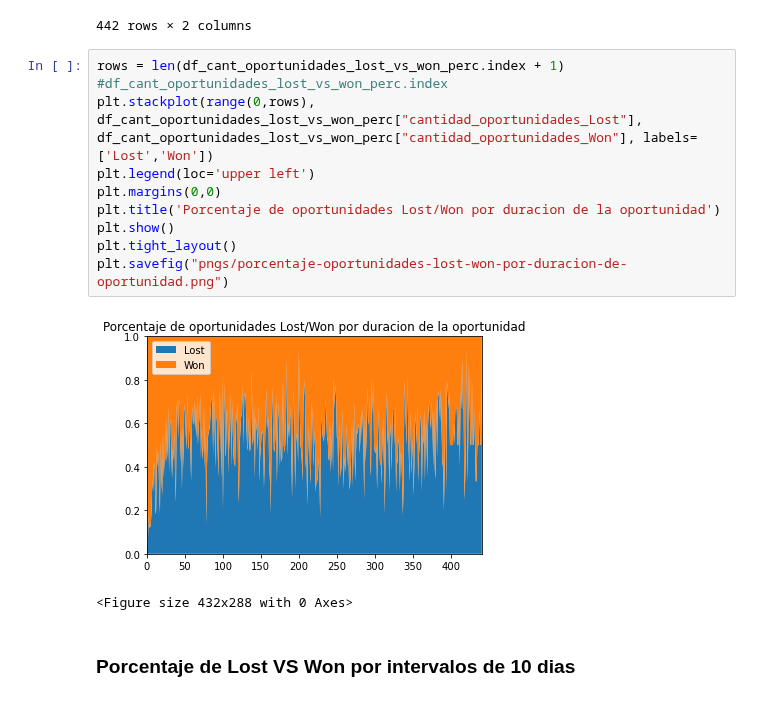
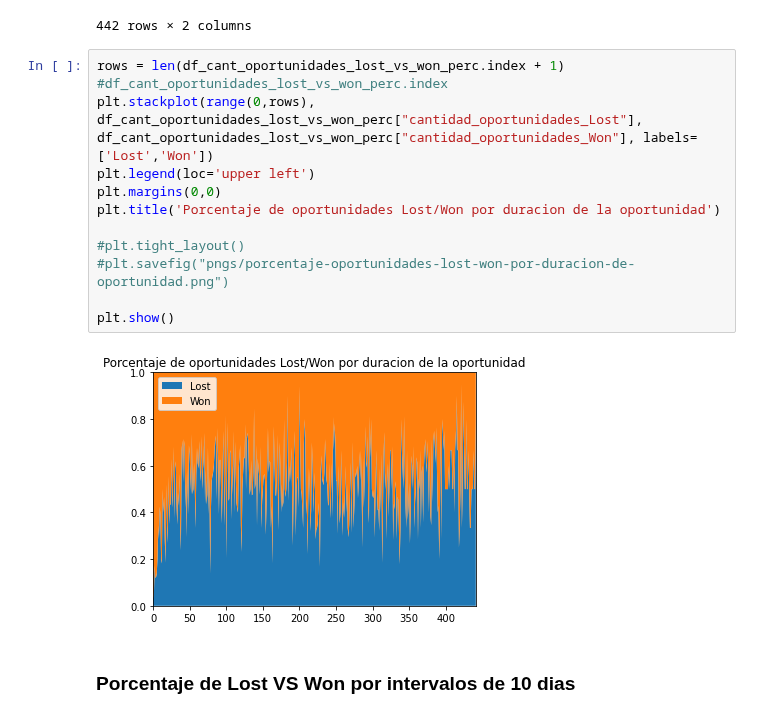
Before and after one commit to FernandoSinisi/Orga-Datos-2C-2020, a Jupyter notebook: TP1/Otros_graficos.ipynb, the cells around one changed output. Drawn from its saved outputs; the diff is of its cells as text.

Commit message:
Corregidas imagenes

```diff
--- a/TP1/Otros_graficos.ipynb
+++ b/TP1/Otros_graficos.ipynb
@@ -128,16 +130,17 @@ df_cant_oportunidades_lost_vs_won_perc
 # %%
 rows = len(df_cant_oportunidades_lost_vs_won_perc.index + 1)
 #df_cant_oportunidades_lost_vs_won_perc.index
 plt.stackplot(range(0,rows),  df_cant_oportunidades_lost_vs_won_perc["cantidad_oportunidades_Lost"],  df_cant_oportunidades_lost_vs_won_perc["cantidad_oportunidades_Won"], labels=['Lost','Won'])
 plt.legend(loc='upper left')
 plt.margins(0,0)
 plt.title('Porcentaje de oportunidades Lost/Won por duracion de la oportunidad')
+
+#plt.tight_layout()
+#plt.savefig("pngs/porcentaje-oportunidades-lost-won-por-duracion-de-oportunidad.png")
+
 plt.show()
-plt.tight_layout()
-plt.savefig("pngs/porcentaje-oportunidades-lost-won-por-duracion-de-oportunidad.png")
 # %% [output]
-[figure, old version]
+[figure, new version]
-<Figure size 432x288 with 0 Axes>
 # %% [markdown]
 ### Porcentaje de Lost VS Won por intervalos de 10 dias
 # %%
```
Also changed, not shown: parts of 9 cells of this notebook, 4 other files.
